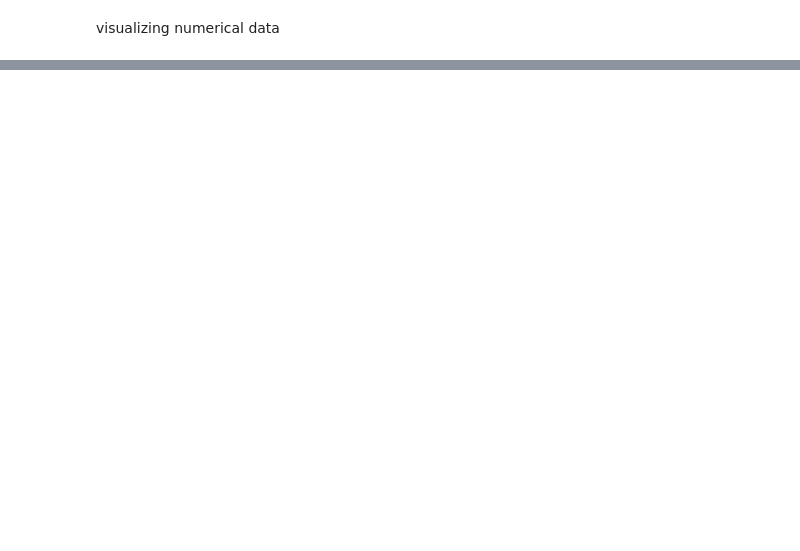
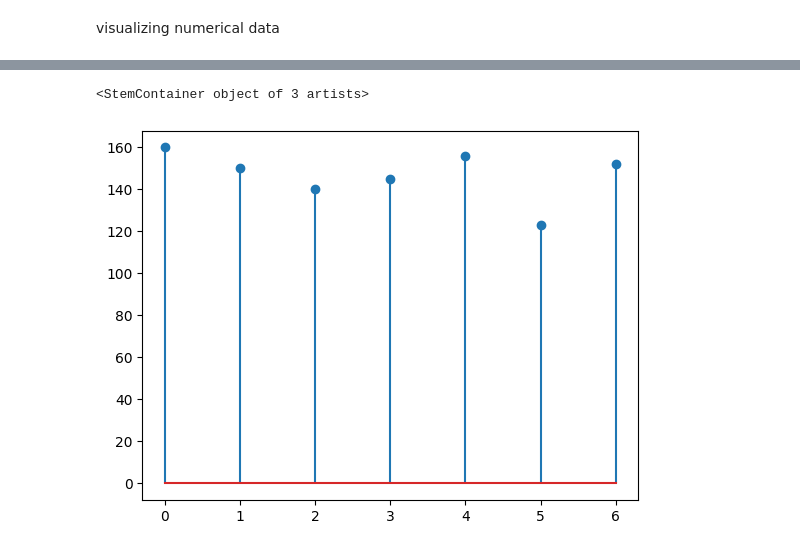
Before and after one commit to aayush7379/Python, a Jupyter notebook: data analysis/numpy.ipynb, the cells around one changed output, grey strips where cells are left out. Drawn from its saved outputs; the diff is of its cells as text; code cells hidden in the pictures; blank space fills up the shorter version.

```diff
--- a/data analysis/numpy.ipynb
+++ b/data analysis/numpy.ipynb
@@ -97,0 +143,12 @@ plt.show()
+# %%
+fig,((g1,g2),(g3,g4))  = plt.subplots(nrows=2,ncols=2, figsize=(10,10))
+days =['sun','mon','tue','wed','thus','fri','sat']
+sales = [160,150,140,145,156,123,152]
+profit =np.random.normal(50,20,100)
+g1.bar(days,sales)
+g2.hist(profit,bins=[0,20,40,60,80,100],color='pink',edgecolor='black')
+g3.pie(sales, labels=days ,autopct='%.1f%%',explode=(0,0,0,0,0,.1,0),wedgeprops={'width':0.7})
+x = np.random.normal(0, 1, 1000)
+y = np.random.normal(0, 1, 1000)
+g4.scatter(x,y,color='r',alpha=0.5)
+plt.show()
@@ -97,0 +157,5 @@ plt.show()
+# %%
+plt.stem(sales)
+# %% [output]
+<StemContainer object of 3 artists>
+[figure, added]
```
Also changed, not shown: parts of 8 cells of this notebook, 1 other file.
